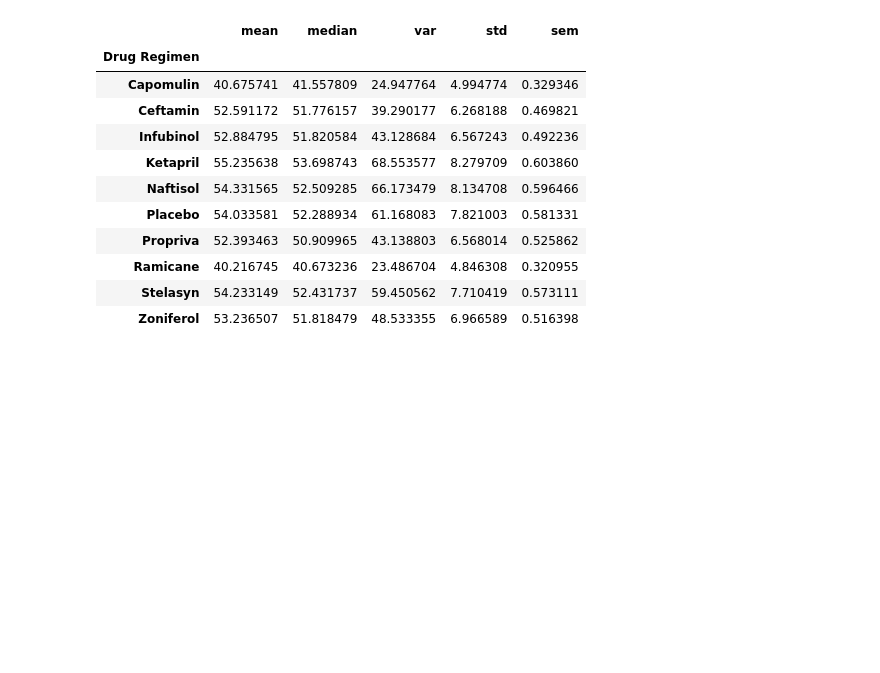
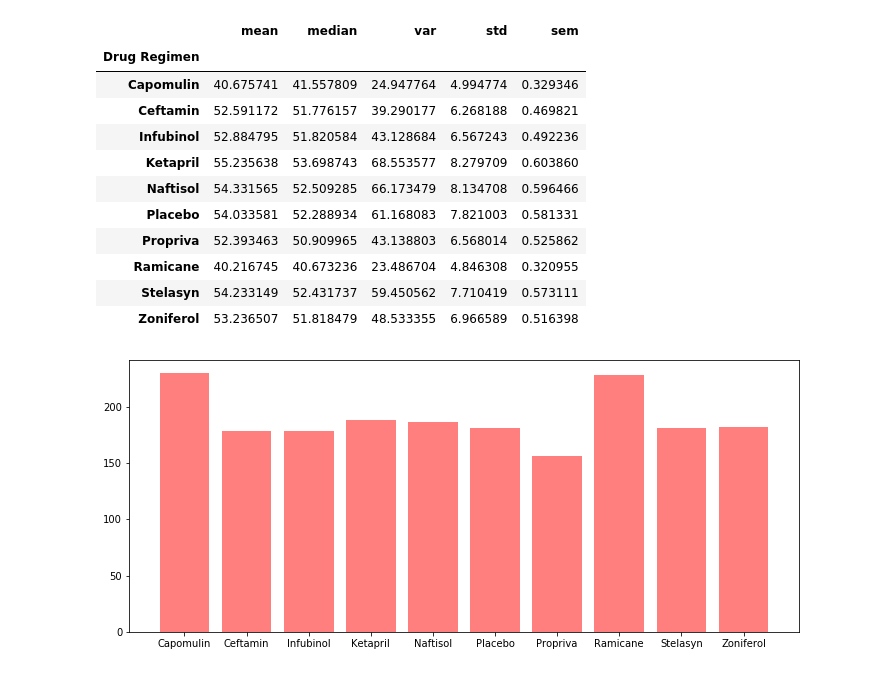
Before and after one commit to ballardcharles/matplotlib-challenge, a Jupyter notebook: Pymaceuticals/Pymaceuticals_Challenge.ipynb, the cells around one changed output. Saved outputs shown, nothing was run; the diff lists cells and outputs as text; code cells hidden in the pictures; blank space fills up the shorter version.

Commit message:
plotted bar chart of regimen measurments

```diff
--- a/Pymaceuticals/Pymaceuticals_Challenge.ipynb
+++ b/Pymaceuticals/Pymaceuticals_Challenge.ipynb
@@ -138,3 +138,13 @@ tumor_vol.agg(['mean', 'median', 'var', 'std', 'sem'])
 | Ramicane | 40.216745 | 40.673236 | 23.486704 | 4.846308 | 0.320955 |
 | Stelasyn | 54.233149 | 52.431737 | 59.450562 | 7.710419 | 0.573111 |
 | Zoniferol | 53.236507 | 51.818479 | 48.533355 | 6.966589 | 0.516398 |
+# %%
+num_measure = regimen_group['Mouse ID'].count()
+regimen = clean_mouse_df['Drug Regimen'].unique()
+regimen.sort()
+
+plt.figure(figsize=(12,5))
+plt.bar(regimen, num_measure,color='r', alpha=0.5, align="center")
+plt.show()
+# %% [output]
+[figure, added]
```
Also changed, not shown: parts of 1 cell of this notebook.
